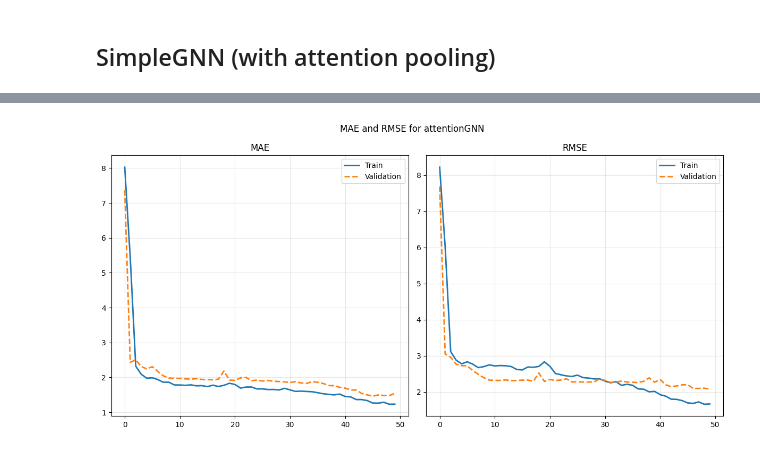
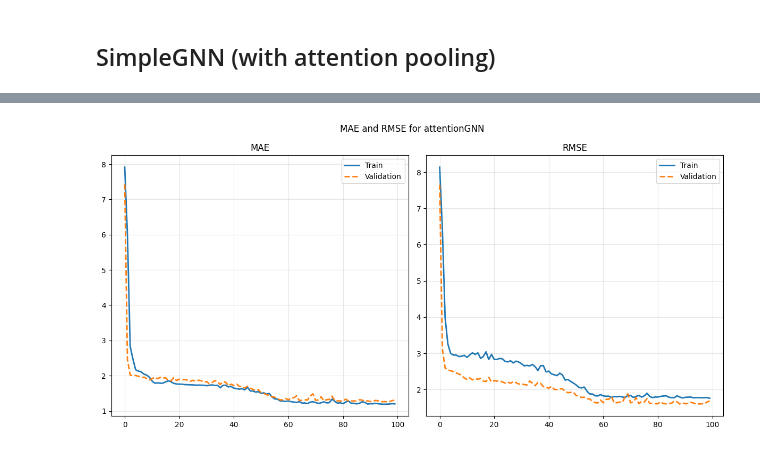
Before and after one commit to yasheshak/Chem-277B-Final-Project, a Jupyter notebook: simpleGNN/simpleGNN.ipynb, the cells around one changed output, grey strips where cells are left out. Cells and saved outputs as stored; diff of their text form; code cells hidden in the pictures.

```diff
--- a/simpleGNN/simpleGNN.ipynb
+++ b/simpleGNN/simpleGNN.ipynb
@@ -37,5 +203,0 @@ Processed 500 atoms
-# %%
-train_dataset = final_dataset[0]
-val_dataset = final_dataset[1]
-
-print(len(train_dataset), len(val_dataset))
@@ -81,11 +279,11 @@ class SimpleGNN(nn.Module):
 # %%
 # inherit from nn.Module
-class AttentionGNN(nn.Module):
-    def __init__(self, num_node_features=1, hidden_channels=128):
+class AttentionGCN(nn.Module):
+    def __init__(self, num_node_features=1, hidden_channels=256):
         # call constructor from parent class
         super().__init__()
 
-        # define attention pooling
+        # define attention pooling -> map embedding/importance
         self.attention_pool = AttentionalAggregation(
             gate_nn=nn.Sequential(
                 nn.Linear(hidden_channels, hidden_channels),
@@ -95,26 +293,22 @@ class AttentionGNN(nn.Module):
                 nn.Linear(hidden_channels, 1)))
 
         self.attention = Sequential('x, edge_index, batch', [
-            # CONVOLUTION LAYERS: learn molecular represenation
-            # layer 1: directly bonded atoms
-            (GCNConv(num_node_features, hidden_channels), 'x, edge_index -> x'),
+            (GCNConv(num_node_features, 64), 'x, edge_index -> x'),
             nn.ReLU(),
-            # layer 2: local chemical environment (i.e., funct groups)
-            (GCNConv(hidden_channels, hidden_channels), 'x, edge_index -> x'),
+            (GCNConv(64, 128), 'x, edge_index -> x'),
             nn.ReLU(),
-            # layer 3: adds global context
-            (GCNConv(hidden_channels, hidden_channels), 'x, edge_index -> x'),
+            (GCNConv(128, 256), 'x, edge_index -> x'),
             nn.ReLU(),
 
-            # POOLING: down-sample/reduce dimensions
+            # POOLING: modified to attention pooling
             (self.attention_pool, 'x, batch -> x'),
 
             # LINEAR LAYERS: turn into actual predictions
-            nn.Linear(hidden_channels, hidden_channels),
+            nn.Linear(256, 128),
             nn.ReLU(),
-            nn.Linear(hidden_channels, hidden_channels),
+            nn.Linear(128, 64),
             nn.ReLU(),
-            nn.Linear(hidden_channels, 1)])
+            nn.Linear(64, 1)])
 
 
     def forward(self, x, edge_index, batch):
@@ -288,19 +374,19 @@ Validation: Final RMSE = 2.0693
 ## SimpleGNN (with attention pooling)
 # %%
 # initialize model
-attentionGNN = AttentionGNN()
+attentionGCN = AttentionGCN()
 
 my_lr = 1e-3
 my_loss_fn = nn.SmoothL1Loss()
-my_optimizer = optim.Adam(attentionGNN.parameters(), lr=my_lr)
+my_optimizer = optim.Adam(attentionGCN.parameters(), lr=my_lr)
 # %%
 attn_history = train_model(
-    model = attentionGNN,
+    model = attentionGCN,
     train_loader = train_loader,
     val_loader = val_loader,
     loss_fn = my_loss_fn,
     optimizer = my_optimizer,
-    epochs = 50,
+    epochs = 100,
     print_every = 5
 )
 # %% [output]
@@ -317,7 +397,7 @@ Epoch  50/50 | Train Loss: 0.8238 | Val Loss: 1.1701
 # %%
-plot_mae_rmse(attn_history, 'attentionGNN')
+plot_train_val(attn_history, 'attentionGCN')
 # %% [output]
-[figure, old version]
+[figure, new version]
 # %%
 print(f"Train: Final MAE = {attn_history['train_mae'][-1]:.4f}")
 print(f"Validation: Final MAE = {attn_history['val_mae'][-1]:.4f}")
```
Also changed, not shown: parts of 25 cells of this notebook, 3 other files.
